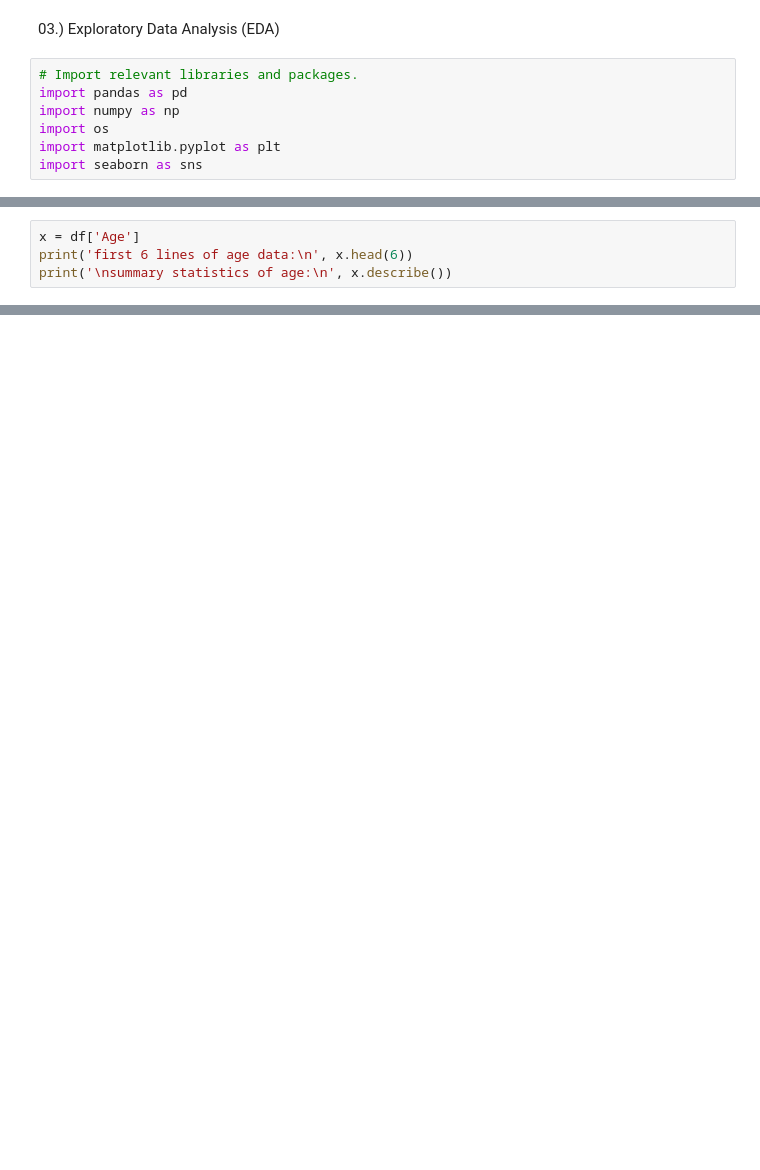
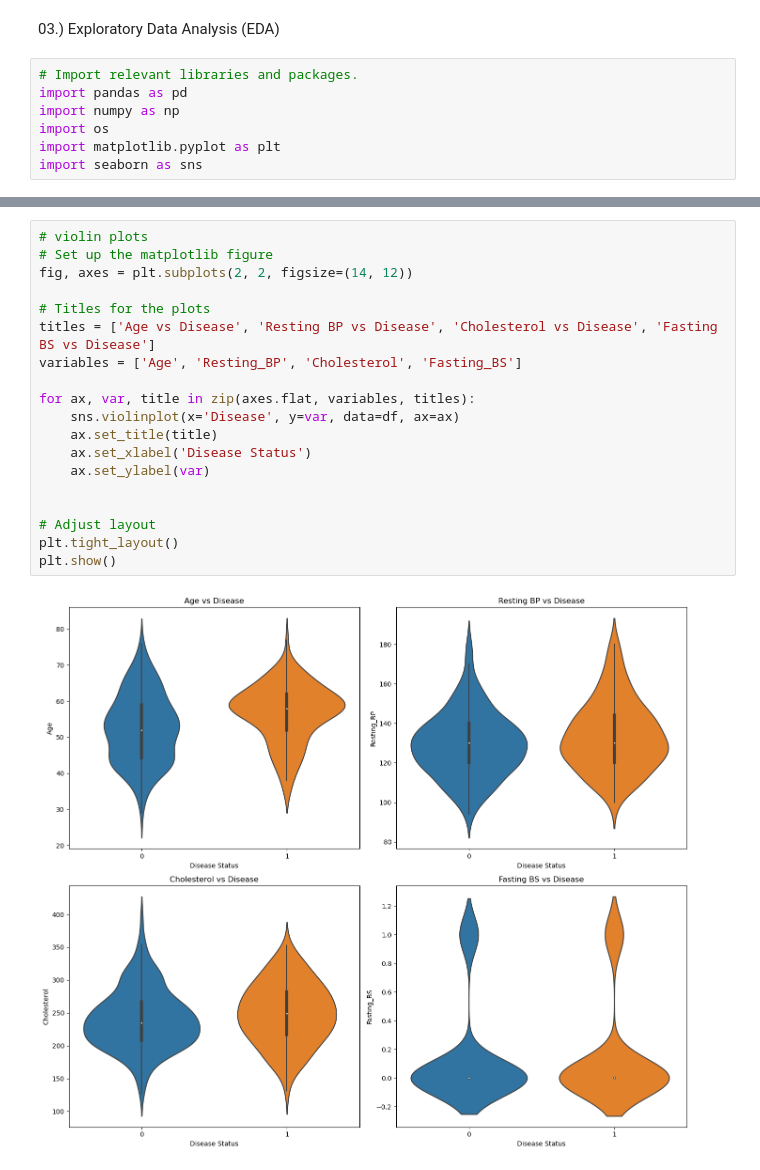
Before and after one commit to QMeier/heart-disease-capstone, a Jupyter notebook: 3_exploratory_data_analysis.ipynb, the cells around one changed output, grey strips where cells are left out. Cells and saved outputs as stored; diff of their text form; blank space fills up the shorter version.

```diff
--- a/3_exploratory_data_analysis.ipynb
+++ b/3_exploratory_data_analysis.ipynb
@@ -86,7 +94,3 @@ for col in list(df.loc[:, df.columns != 'patient']):
 [figure]
 [figure]
 [figure]
-# %%
-x = df['Age']
-print('first 6 lines of age data:\n', x.head(6))
-print('\nsummary statistics of age:\n', x.describe())
@@ -247,3 +209,24 @@ chi_squared_df.sort_values(by='P-Value')  # Sort by P-Value to see the most sign
 | 23 | Resting_ECG | Thal_Test | 3.217101 | 5.221732e-01 | 4 |
 | 16 | Fasting_BS | Exercise_Induced_Angina | 0.023959 | 8.769882e-01 | 1 |
 | 19 | Fasting_BS | Disease | 0.013081 | 9.089433e-01 | 1 |
+# %%
+# violin plots
+# Set up the matplotlib figure
+fig, axes = plt.subplots(2, 2, figsize=(14, 12))
+
+# Titles for the plots
+titles = ['Age vs Disease', 'Resting BP vs Disease', 'Cholesterol vs Disease', 'Fasting BS vs Disease']
+variables = ['Age', 'Resting_BP', 'Cholesterol', 'Fasting_BS']
+
+for ax, var, title in zip(axes.flat, variables, titles):
+    sns.violinplot(x='Disease', y=var, data=df, ax=ax)
+    ax.set_title(title)
+    ax.set_xlabel('Disease Status')
+    ax.set_ylabel(var)
+
+
+# Adjust layout
+plt.tight_layout()
+plt.show()
+# %% [output]
+[figure, added]
```
Also changed, not shown: parts of 18 cells of this notebook, 4 other files.
